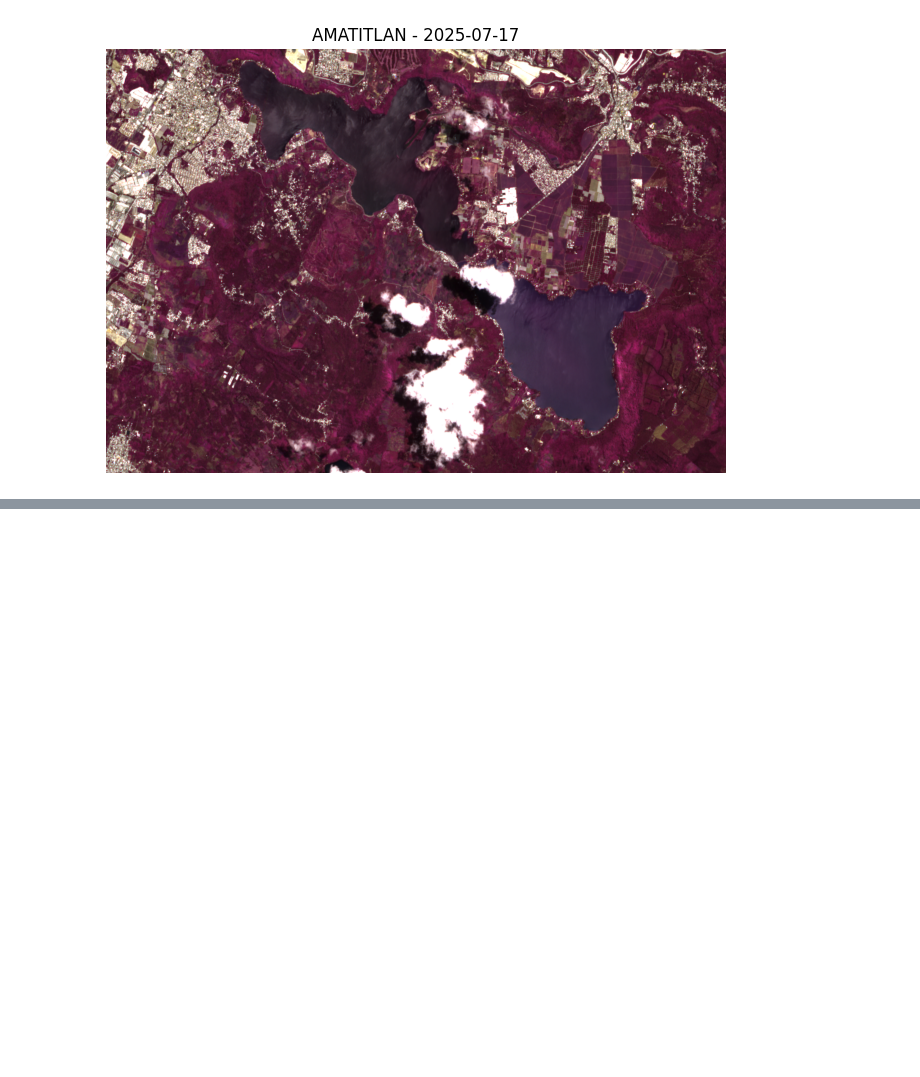
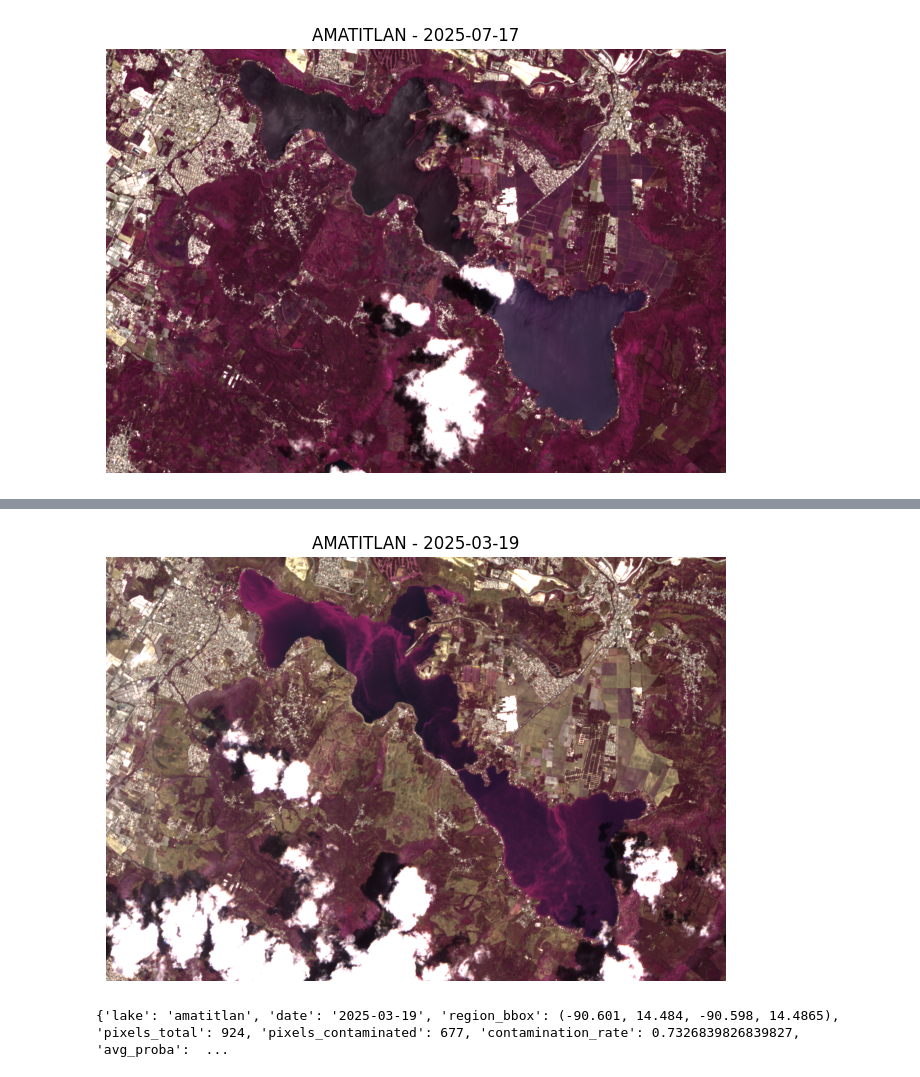
Before and after one commit to XavierLopez25/Lab04-DS, a Jupyter notebook: geoSpacialModels.ipynb, the cells around one changed output, grey strips where cells are left out. Saved outputs shown, nothing was run; the diff lists cells and outputs as text; code cells hidden in the pictures; blank space fills up the shorter version.

```diff
--- a/geoSpacialModels.ipynb
+++ b/geoSpacialModels.ipynb
@@ -294,0 +664,18 @@ classify_point("amatitlan", "2025-07-17", lon=-90.5716, lat=14.4631)
+# %%
+show_rgb_image("amatitlan", "2025-03-19")
+# %% [output]
+[figure, added]
+# %%
+bbox = (-90.6010, 14.4840, -90.5980, 14.4865)
+
+result = classify_region(
+    lake="amatitlan",
+    date="2025-03-19",
+    bbox=bbox,
+    model=clf_h,
+    chl_pred_df=chl_pred_all
+)
+
+print(result)
+# %% [output]
+{'lake': 'amatitlan', 'date': '2025-03-19', 'region_bbox': (-90.601, 14.484, -90.598, 14.4865), 'pixels_total': 924, 'pixels_contaminated': 677, 'contamination_rate': 0.7326839826839827, 'avg_proba':  ...
```
Also changed, not shown: parts of 29 cells of this notebook.
